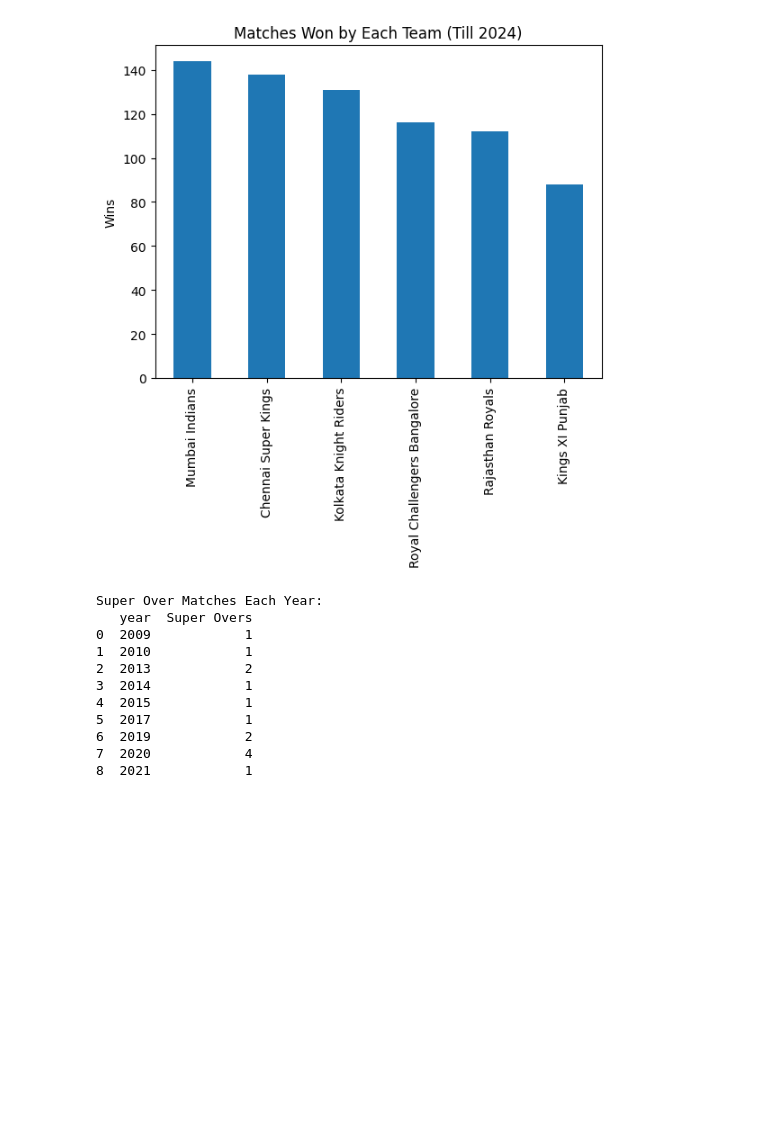
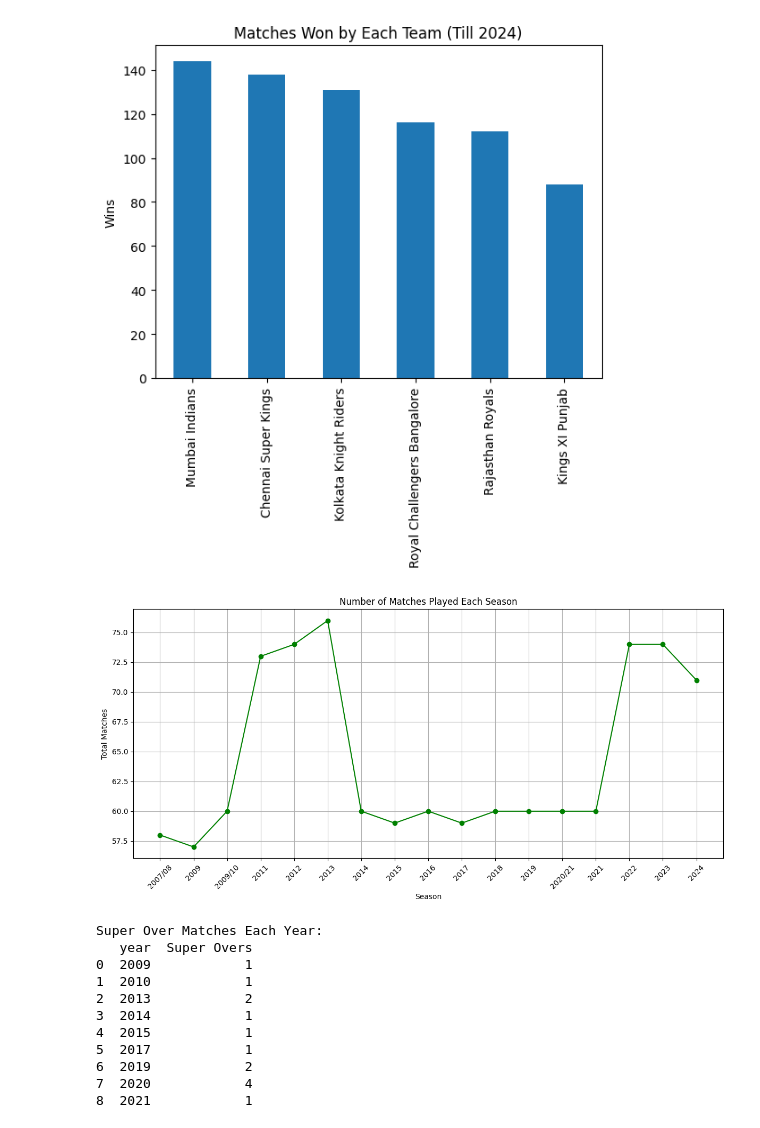
Before and after one commit to Parth-0804/DS_PROJEKT_AIM, a Jupyter notebook: 01_data/GR04_ipynb_Hiregoudar1_Ravaliya2_GoblipurBhanuprakashNag3.ipynb, the cells around one changed output. Drawn from its saved outputs; the diff is of its cells as text; code cells hidden in the pictures; blank space fills up the shorter version.

```diff
--- a/01_data/GR04_ipynb_Hiregoudar1_Ravaliya2_GoblipurBhanuprakashNag3.ipynb
+++ b/01_data/GR04_ipynb_Hiregoudar1_Ravaliya2_GoblipurBhanuprakashNag3.ipynb
@@ -179,6 +179,21 @@ Rajasthan Royals               112
 Kings XI Punjab                 88
 Name: winner, dtype: int64
 [figure]
+# %%
+matches_per_season = matches.groupby('season').size().reset_index(name='Total Matches')
+
+# Step 2: Plotting as a line chart
+plt.figure(figsize=(12, 6))
+plt.plot(matches_per_season['season'], matches_per_season['Total Matches'], marker='o', linestyle='-', color='green')
+plt.title('Number of Matches Played Each Season')
+plt.xlabel('Season')
+plt.ylabel('Total Matches')
+plt.xticks(rotation=45)
+plt.grid(True)
+plt.tight_layout()
+plt.show()
+# %% [output]
+[figure, added]
 # %%
 # Super over typically starts from 3rd inning onwards
 super_over_ids = deliveries[deliveries['inning'] > 2]['match_id'].unique()
```
Also changed, not shown: parts of 7 cells of this notebook, 1 other file.
